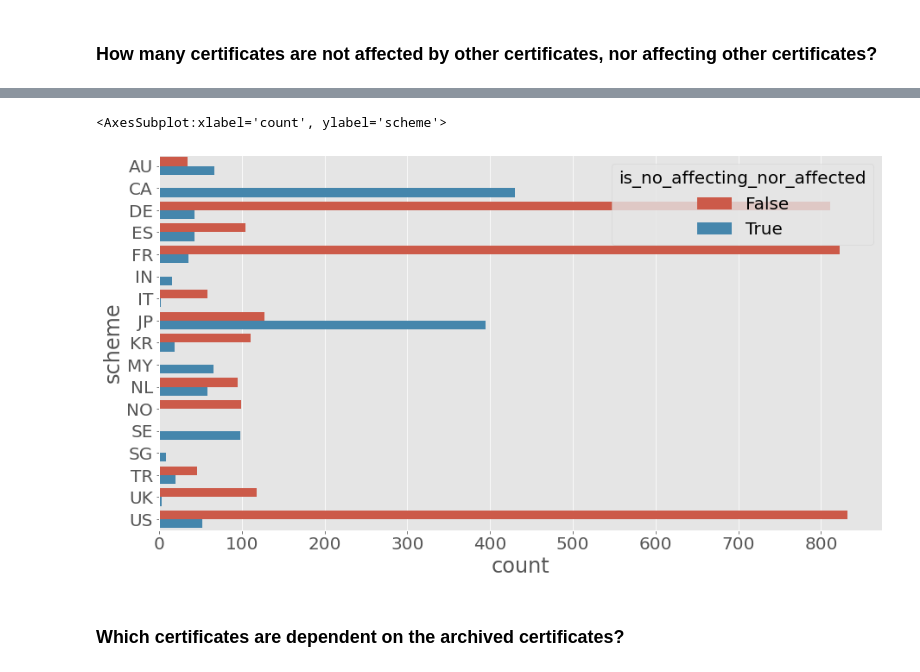
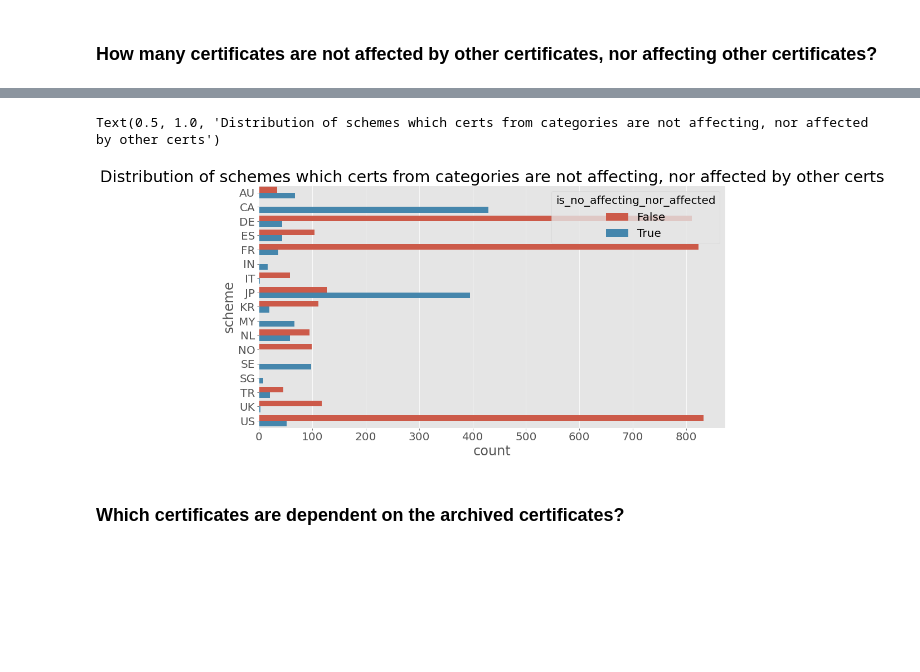
Before and after one commit to crocs-muni/sec-certs, a Jupyter notebook: notebooks/cc/dependency_analysis.ipynb, the cells around one changed output, grey strips where cells are left out. Saved outputs shown, nothing was run; the diff lists cells and outputs as text; code cells hidden in the pictures; blank space fills up the shorter version.

```diff
--- a/notebooks/cc/dependency_analysis.ipynb
+++ b/notebooks/cc/dependency_analysis.ipynb
@@ -198,10 +198,10 @@ no_affecting_no_affected_df.head()
 # %%
 plt.figure(figsize=(15,8))
 plt.rcParams.update({'font.size': 20})
-sns.countplot(y=no_affecting_no_affected_df["scheme"], hue=no_affecting_no_affected_df["is_no_affecting_nor_affected"])
+sns.countplot(y="scheme", hue="is_no_affecting_nor_affected", data=no_affecting_no_affected_df).set_title("Distribution of schemes which certs from categories are not affecting, nor affected by other certs")
 # %% [output]
-<AxesSubplot:xlabel='count', ylabel='scheme'>
+Text(0.5, 1.0, 'Distribution of schemes which certs from categories are not affecting, nor affected by other certs')
-[figure, old version]
+[figure, new version]
 # %% [markdown]
 ### Which certificates are dependent on the archived certificates?
 # %%
```
Also changed, not shown: parts of 10 cells of this notebook.
